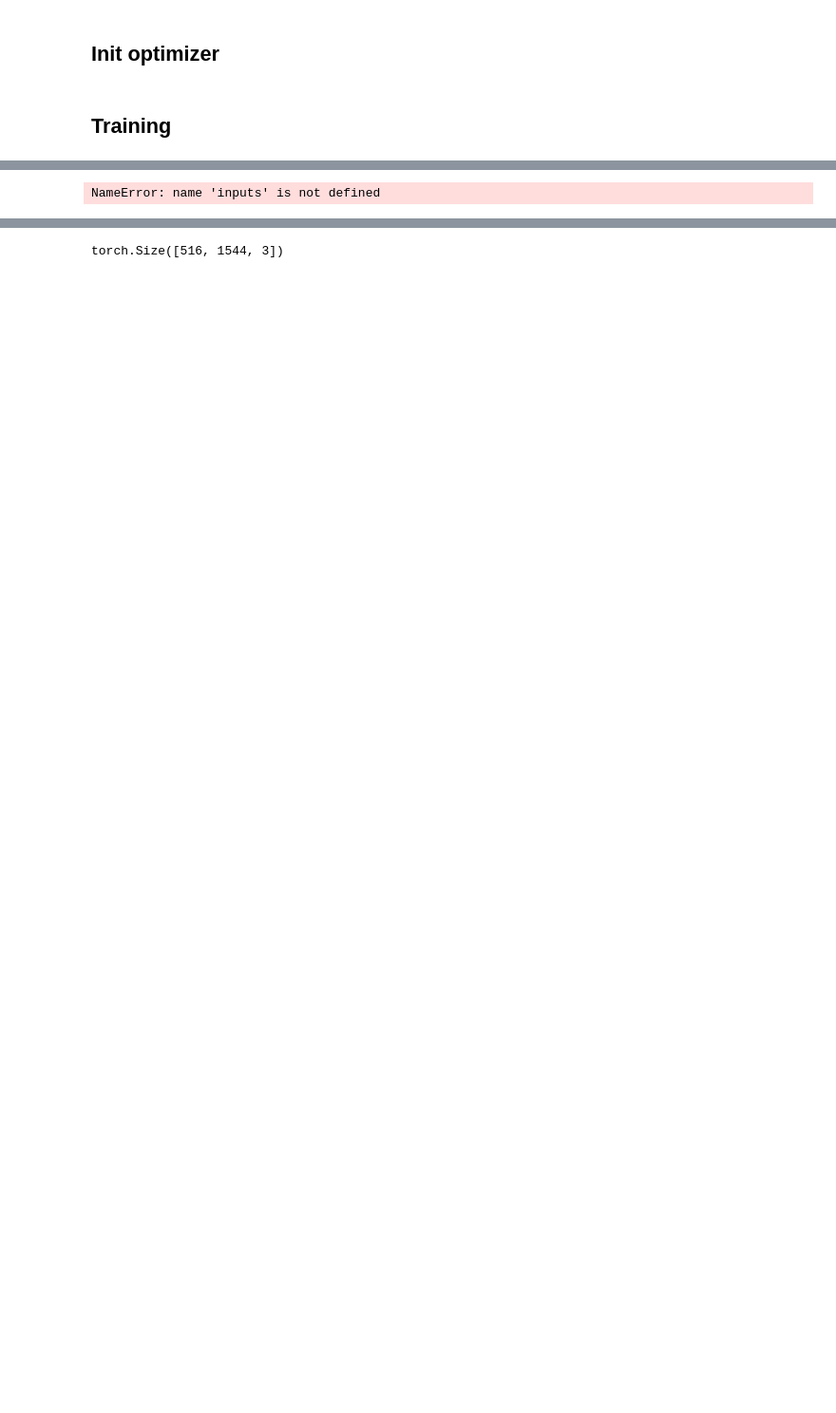
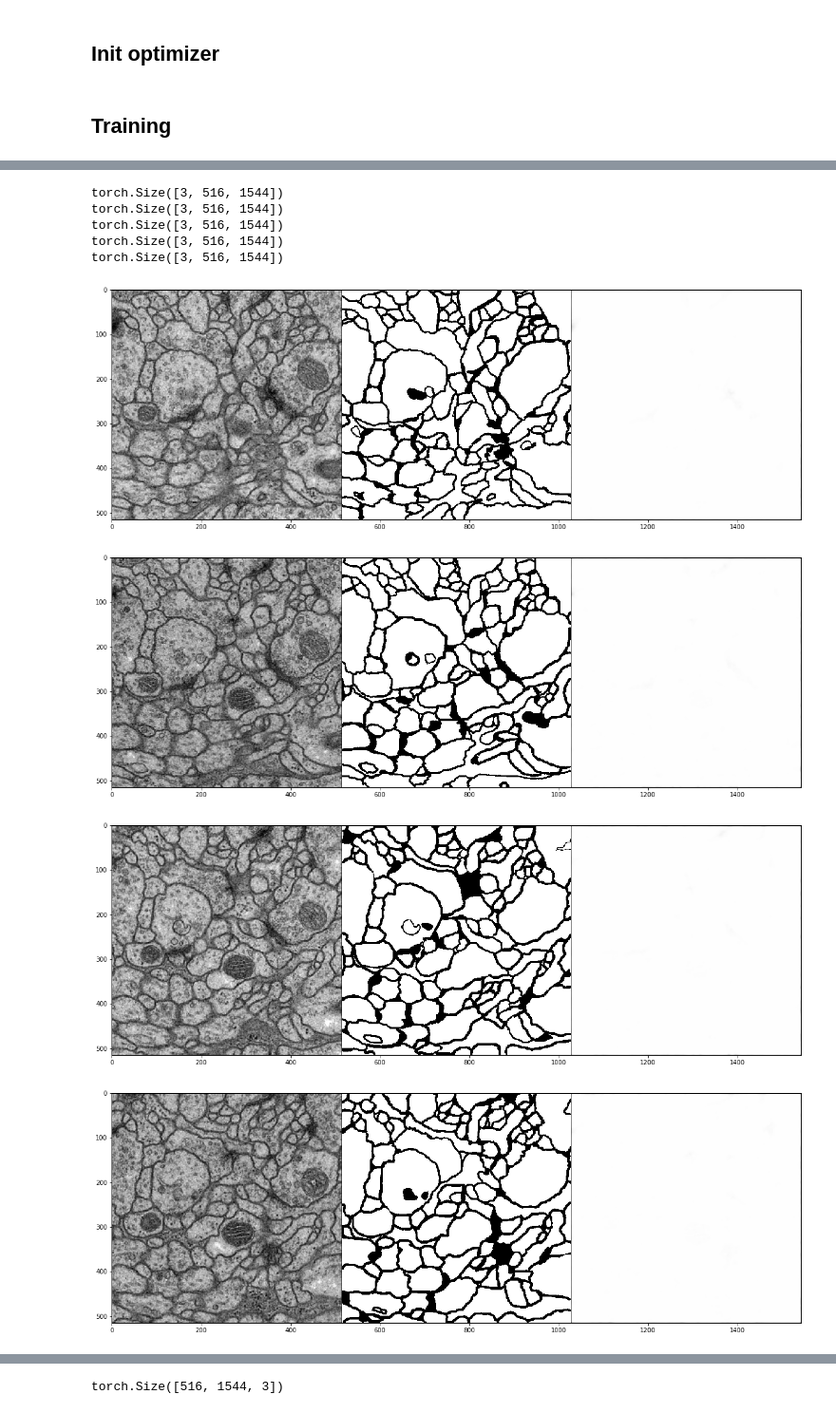
Before and after one commit to augustsemrau/02505miniproject, a Jupyter notebook: notebooks/august_implementation/modeltraining.ipynb, the cells around one changed output, grey strips where cells are left out. Shown at 95% size. Cells and saved outputs as stored; diff of their text form; code cells hidden in the pictures; blank space fills up the shorter version.

```diff
--- a/notebooks/august_implementation/modeltraining.ipynb
+++ b/notebooks/august_implementation/modeltraining.ipynb
@@ -126,5 +189,22 @@ Epoch 4/9
 # %%
-npgrid = torchvision.utils.make_grid(torch.cat([inputs.cpu(), targets.cpu(), y_hat.cpu()], dim=0))
-print(npgrid.shape)
+for inputs, targets in val_dataset:
+    x = torch.autograd.Variable(torch.FloatTensor(np.random.random((1, 1, 512, 512))))
+    inputs=inputs.unsqueeze(0)
+    targets=targets.unsqueeze(0)
+    y_hat = model(inputs)
+    # print(targets.shape)
+    # print(y_hat.shape)
+    npgrid = torchvision.utils.make_grid(torch.cat([inputs.cpu(), targets.cpu(), y_hat.cpu()], dim=0))
+    print(npgrid.shape)
+    plt.figure(figsize=(20,20))
+    plt.imshow(np.transpose(npgrid, (1, 2, 0)), interpolation='nearest')
 # %% [output]
-NameError: name 'inputs' is not defined
+torch.Size([3, 516, 1544])
+torch.Size([3, 516, 1544])
+torch.Size([3, 516, 1544])
+torch.Size([3, 516, 1544])
+torch.Size([3, 516, 1544])
+[figure, added]
+[figure, added]
+[figure, added]
+[figure, added]
```
Also changed, not shown: parts of 10 cells of this notebook, 2 other files.
